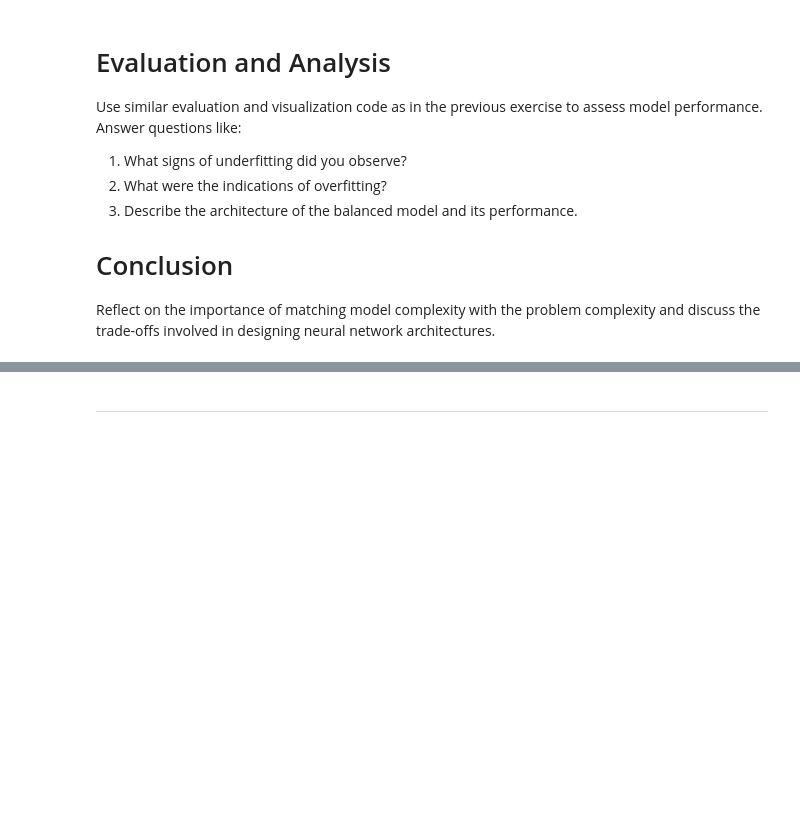
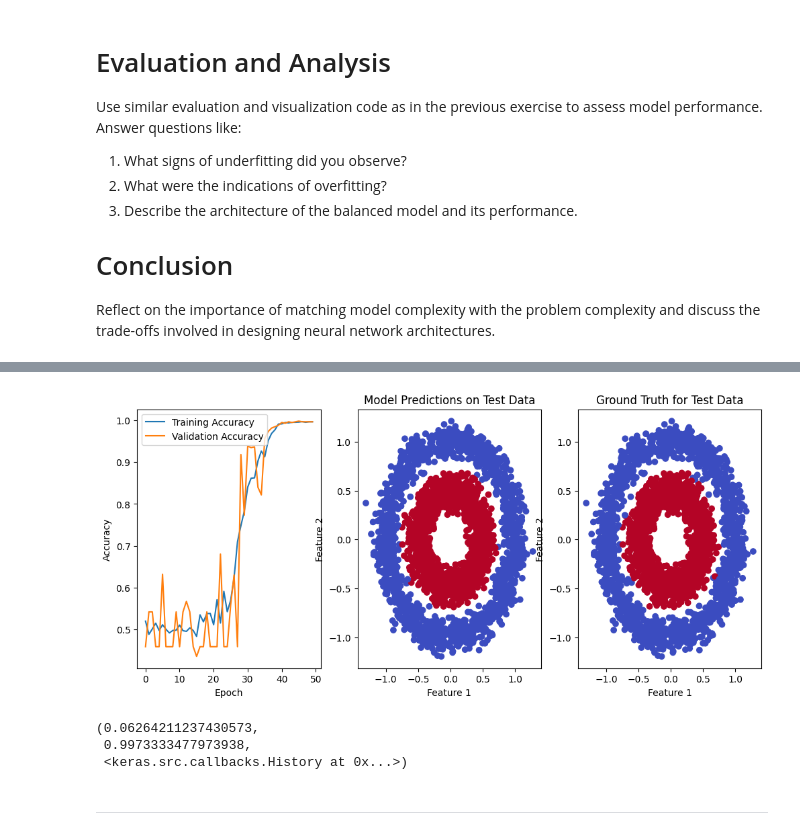
Before and after one commit to SCGlass/deep_learning, a Jupyter notebook: week_1/Network_architecture_exploration_students.ipynb, the cells around one changed output, grey strips where cells are left out. Saved outputs shown, nothing was run; the diff lists cells and outputs as text; code cells hidden in the pictures; blank space fills up the shorter version.

```diff
--- a/week_1/Network_architecture_exploration_students.ipynb
+++ b/week_1/Network_architecture_exploration_students.ipynb
@@ -117,0 +158,6 @@ Reflect on the importance of matching model complexity with the problem complexi
+# %%
+# Task 3 - balanced model
+
+model_balanced = build_model(num_layers=2, num_neurons=50)
+train_and_evaluate_model(model_balanced, epochs=50)
+# %% [output]
@@ -118,3 +166,7 @@ Reflect on the importance of matching model complexity with the problem complexi
+[figure, added]
+(0.06264211237430573,
+ 0.9973333477973938,
+ <keras.src.callbacks.History at 0x...>)
 # %% [markdown]
 ------------------
 # %% [markdown]
```
Also changed, not shown: parts of 6 cells of this notebook, 1 other file.
